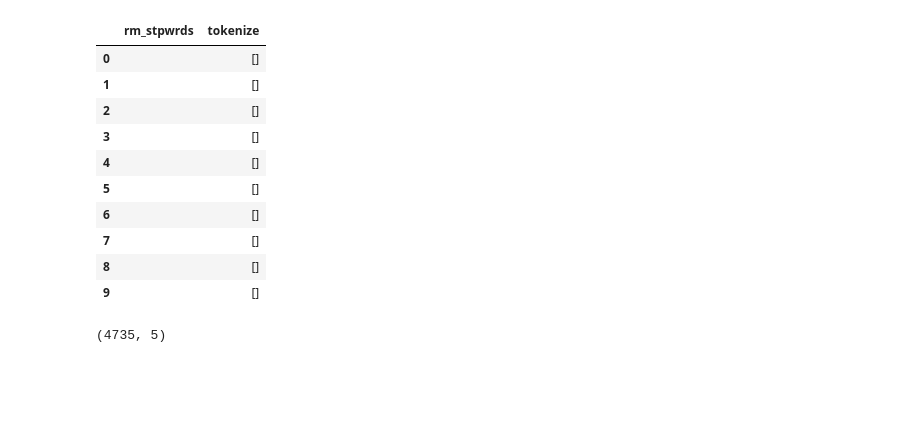
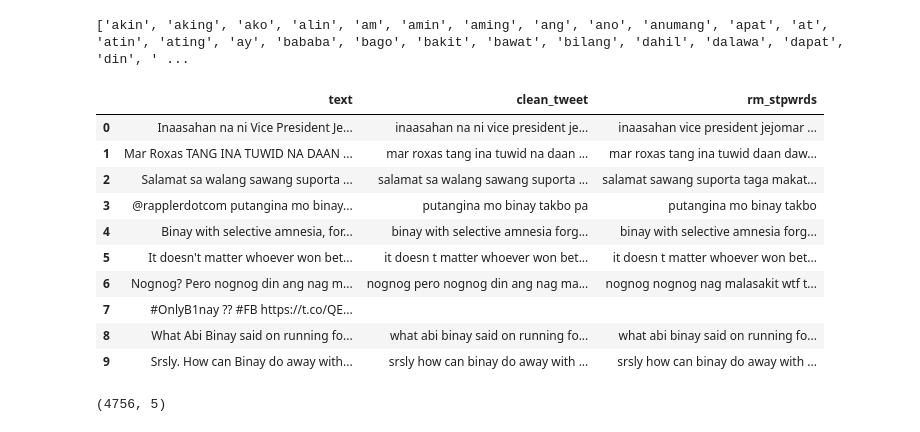
Before and after one commit to Tolskiee/ThesisFiles, a Jupyter notebook: legmma.ipynb, the cells around one changed output. Cells and saved outputs as stored; diff of their text form; code cells hidden in the pictures; blank space fills up the shorter version.

Commit message:
changes to clean_tweet function

```diff
--- a/legmma.ipynb
+++ b/legmma.ipynb
@@ -13,8 +13,8 @@ def clean_tweets(df):
     for line in df:
         # send to tweet_processor
         tmpL = p.clean(line)
-        # remove everything except letters and digits
-        tmpL = re.sub(r'[^a-zA-Z0-9\s]', ' ', tmpL)
+        # remove everything except letters and whitespaces
+        tmpL = re.sub(r'[^\w\s]|[\d]', ' ', tmpL)
         # convert to lowercase
         tmpL = tmpL.lower()
         tempArr.append(tmpL)
@@ -23,7 +23,8 @@ def clean_tweets(df):
 REPLACE_NO_SPACE = re.compile("(\d)|(\.)|(\;)|(\:)|(\!)|(\')|(\?)|(\,)|(\")|(\|)|(\()|(\))|(\[)|(\])|(\%)|(\$)|(\>)|(\<)|(\{)|(\})")
 REPLACE_WITH_SPACE = re.compile("(<br\s/><br\s/?)|(-)|(/)|(:).")
 
-train = pd.read_csv(r"C:\Users\jmest\Documents\Files\C4S2\Thesis\ThesisFiles-main\ThesisFiles-main\hatespeech\train.csv", nrows=5000)
+train = pd.read_csv(r"C:\Users\Admin\OneDrive\Documents\Webdev\hatespeech\train.csv", nrows=5000)
+#train = pd.read_csv(r"C:\Users\jmest\Documents\Files\C4S2\Thesis\ThesisFiles-main\ThesisFiles-main\hatespeech\train.csv", nrows=5000)
 
 
 train_tweet = clean_tweets(train["text"])
@@ -31,18 +32,5 @@ train_tweet = pd.DataFrame(train_tweet)
 train["clean_tweet"] = train_tweet
 sum(train['clean_tweet'] == '')
 train['clean_tweet'] = train['clean_tweet'].replace('', np.NaN)
-train['clean_tweet'] = train['clean_tweet'].replace('', float('NaN'), regex = True)
-train.dropna(inplace= True)
-train = train.reset_index(drop=True)
-first_column = train.pop('label')
-train.insert(0,'label',first_column)
 train.dropna(axis='rows')
-
-with urllib.request.urlopen("https://raw.githubusercontent.com/stopwords-iso/stopwords-tl/master/stopwords-tl.json") as url:
-    stopwords = json.loads(url.read().decode())
-    print(stopwords)
-
-
-train['rm_stpwrds'] = train['clean_tweet'].apply(lambda x: ' '.join([word for word in x.split() if word not in (stopwords) and not word.isdigit()]))
-train['tokenize'] = train['rm_stpwrds'].apply(nltk.tokenize.WhitespaceTokenizer().tokenize)
 # %% [output]
@@ -50,21 +50,38 @@ train['tokenize'] = train['rm_stpwrds'].apply(nltk.tokenize.WhitespaceTokenizer(
+# %%
+train['clean_tweet'] = train['clean_tweet'].replace('', float('NaN'), regex = True)
+train.dropna(inplace= True)
+train = train.reset_index(drop=True)
+first_column = train.pop('label')
+train.insert(0,'label',first_column)
+train.dropna(axis='rows')
+
+with urllib.request.urlopen("https://raw.githubusercontent.com/stopwords-iso/stopwords-tl/master/stopwords-tl.json") as url:
+    stopwords = json.loads(url.read().decode())
+    print(stopwords)
+
+
+train['rm_stpwrds'] = train['clean_tweet'].apply(lambda x: ' '.join([word for word in x.split() if word not in (stopwords) and not word.isdigit()]))
+train['tokenize'] = train['rm_stpwrds'].apply(nltk.tokenize.WhitespaceTokenizer().tokenize)
+# %% [output]
+['akin', 'aking', 'ako', 'alin', 'am', 'amin', 'aming', 'ang', 'ano', 'anumang', 'apat', 'at', 'atin', 'ating', 'ay', 'bababa', 'bago', 'bakit', 'bawat', 'bilang', 'dahil', 'dalawa', 'dapat', 'din', ' ...
 # %%
-train[['rm_stpwrds','tokenize']].head(10)
+train[['text','clean_tweet','rm_stpwrds']].head(10)
 # %% [output]
-|  | rm_stpwrds | tokenize |
-| 0 |  | [] |
-| 1 |  | [] |
-| 2 |  | [] |
-| 3 |  | [] |
-| 4 |  | [] |
-| 5 |  | [] |
-| 6 |  | [] |
-| 7 |  | [] |
-| 8 |  | [] |
-| 9 |  | [] |
+|  | text | clean_tweet | rm_stpwrds |
+| 0 | Inaasahan na ni Vice President Je... | inaasahan na ni vice president je... | inaasahan vice president jejomar ... |
+| 1 | Mar Roxas TANG INA TUWID NA DAAN ... | mar roxas tang ina tuwid na daan ... | mar roxas tang ina tuwid daan daw... |
+| 2 | Salamat sa walang sawang suporta ... | salamat sa walang sawang suporta ... | salamat sawang suporta taga makat... |
+| 3 | @rapplerdotcom putangina mo binay... | putangina mo binay takbo pa | putangina mo binay takbo |
+| 4 | Binay with selective amnesia, for... | binay with selective amnesia forg... | binay with selective amnesia forg... |
+| 5 | It doesn't matter whoever won bet... | it doesn t matter whoever won bet... | it doesn t matter whoever won bet... |
+| 6 | Nognog? Pero nognog din ang nag m... | nognog pero nognog din ang nag ma... | nognog nognog nag malasakit wtf t... |
+| 7 | #OnlyB1nay ?? #FB https://t.co/QE... |  |  |
+| 8 | What Abi Binay said on running fo... | what abi binay said on running fo... | what abi binay said on running fo... |
+| 9 | Srsly. How can Binay do away with... | srsly how can binay do away with ... | srsly how can binay do away with ... |
 # %%
 print(train.shape)
 # %% [output]
-(4735, 5)
+(4756, 5)
 # %%
 VOWELS = "aeiouAEIOU"
 CONSONANTS = "bcdfghklmnngpqrstvwyBCDFGHKLMNNGPQRSTVWY"
```
Also changed, not shown: parts of 2 cells of this notebook, 3 other files.
